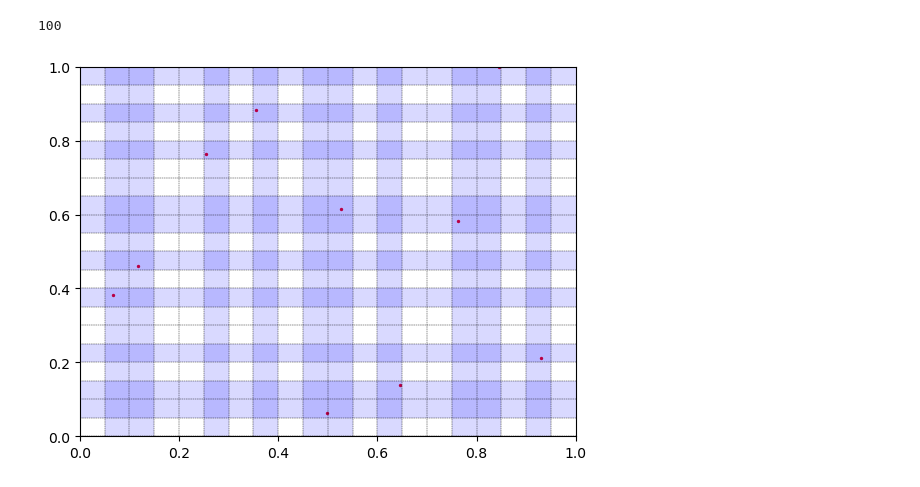
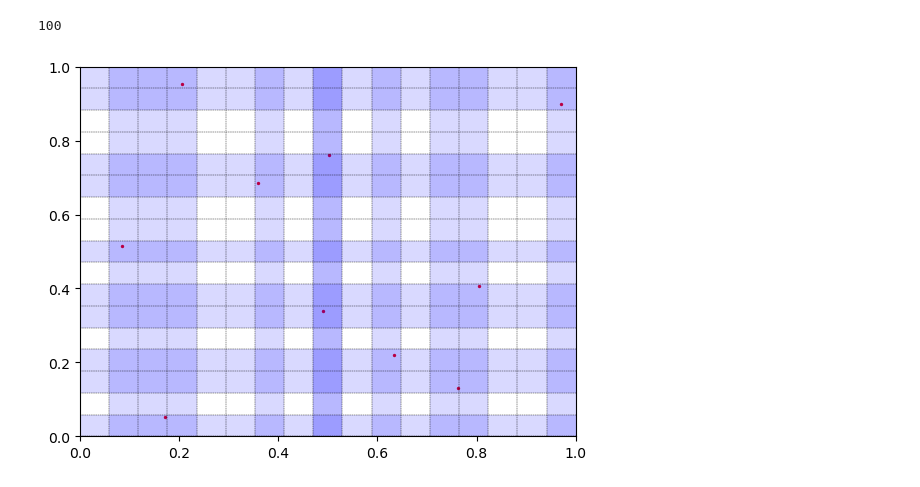
Before and after one commit to alecrespi/latinexpansion, a Jupyter notebook: eLHS.ipynb, the cells around one changed output. Drawn from its saved outputs; the diff is of its cells as text; code cells hidden in the pictures.

```diff
--- a/eLHS.ipynb
+++ b/eLHS.ipynb
@@ -106,13 +108,15 @@ lhs_grader(ss1)
 # %%
 # tick for PeLHS vacancies
 def PartialeLHS(lhs: np.ndarray, M:int):
     _, P = lhs.shape
     PeLHS = np.concatenate((lhs, np.array([[None for _ in range(P)] for _ in range(M)])))
     return PeLHS
 
-N, M = 10, 10
+
+# could be interesting which distribution the PeLHS grade has while varying M and N
+N, M = 10, 7
 ss2 = LHS.random(N)
 pss2 = PartialeLHS(ss2, M)
 plotLHS(pss2, grid=True, highlight=True)
 # %% [output]
-[figure, old version]
+[figure, new version]
```
Also changed, not shown: parts of 5 cells of this notebook.
